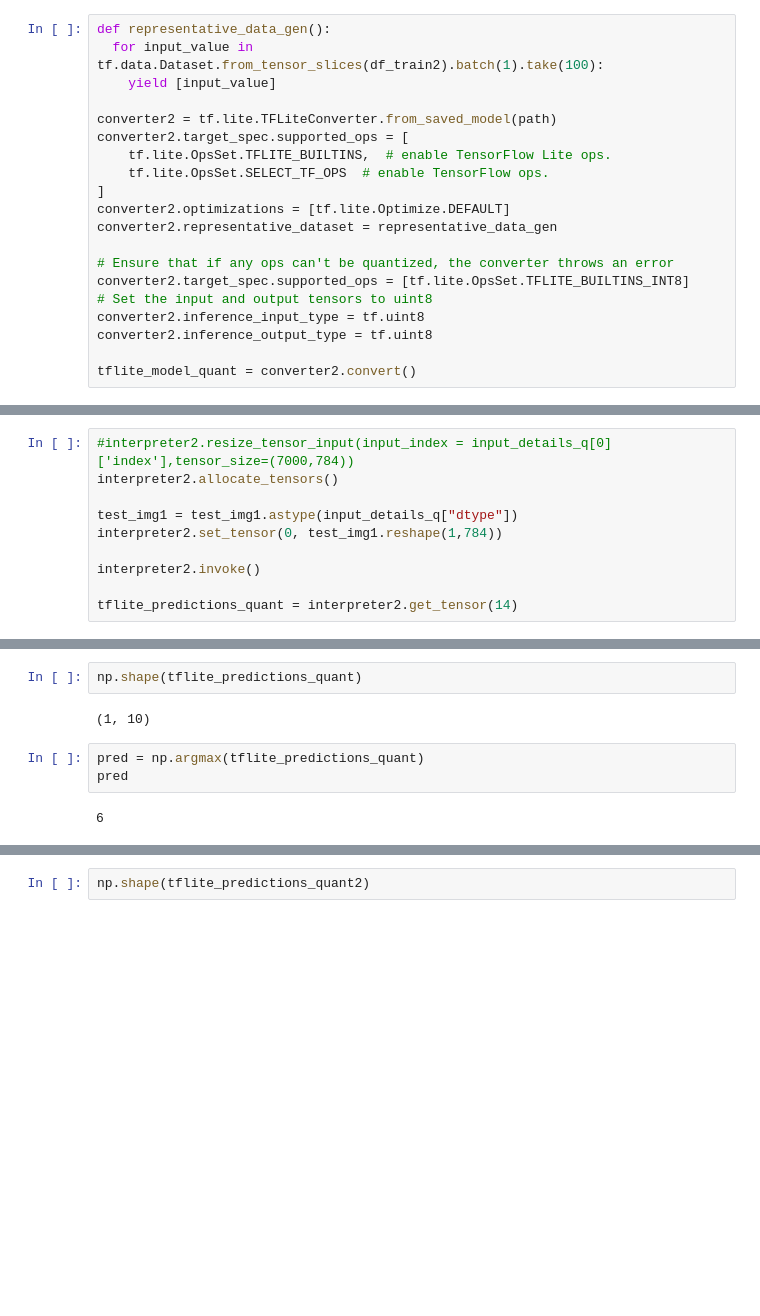
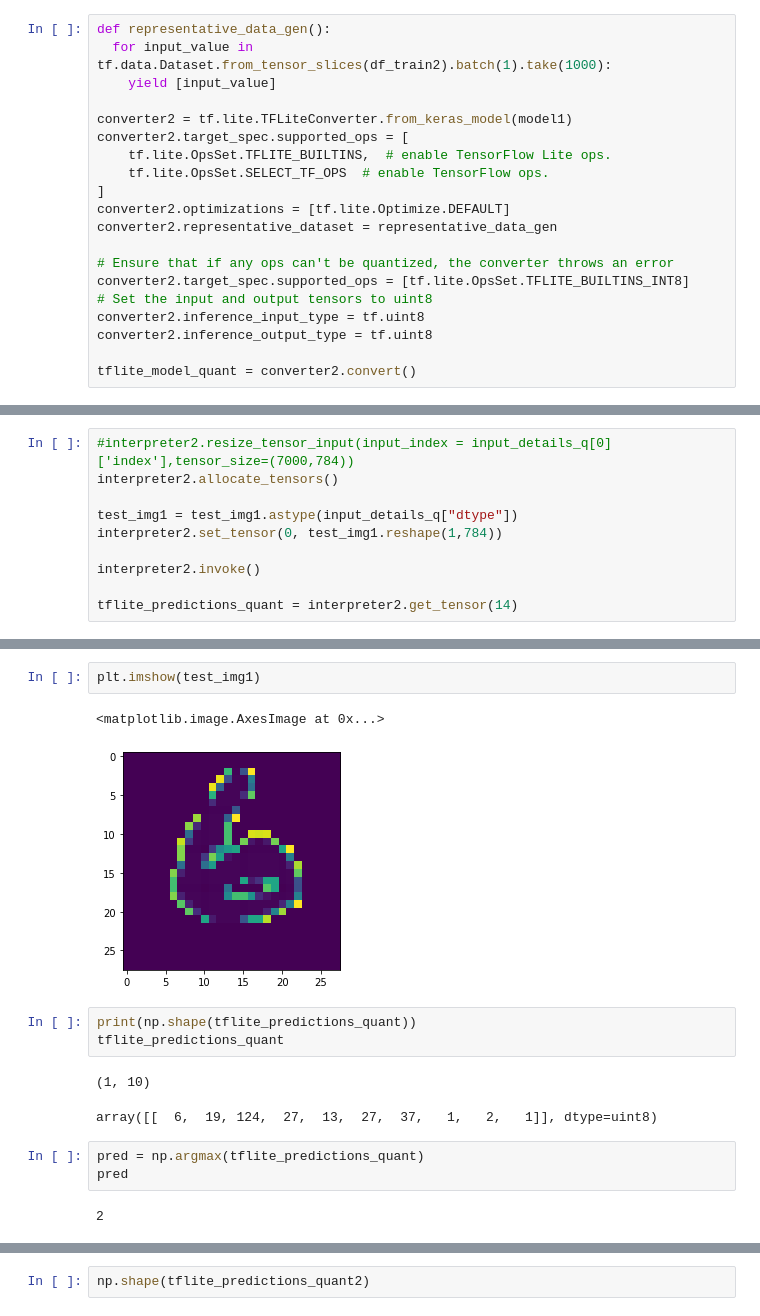
Before and after one commit to toelt-llc/TOELT-tfrabbit, a Jupyter notebook: code/tflite/tflite_converter.ipynb, the cells around one changed output, grey strips where cells are left out. Cells and saved outputs as stored; diff of their text form; blank space fills up the shorter version.

Commit message:
new quantization notebook, attempts

```diff
--- a/code/tflite/tflite_converter.ipynb
+++ b/code/tflite/tflite_converter.ipynb
@@ -282,9 +286,9 @@ Length: 784, dtype: object
 # %%
 def representative_data_gen():
-  for input_value in tf.data.Dataset.from_tensor_slices(df_train2).batch(1).take(100):
+  for input_value in tf.data.Dataset.from_tensor_slices(df_train2).batch(1).take(1000):
     yield [input_value]
 
-converter2 = tf.lite.TFLiteConverter.from_saved_model(path)
+converter2 = tf.lite.TFLiteConverter.from_keras_model(model1)
 converter2.target_spec.supported_ops = [
     tf.lite.OpsSet.TFLITE_BUILTINS,  # enable TensorFlow Lite ops.
     tf.lite.OpsSet.SELECT_TF_OPS  # enable TensorFlow ops.
@@ -398,15 +381,22 @@ plt.imshow(testarray0)
 # %% [output]
 <matplotlib.image.AxesImage at 0x...>
 [figure]
+# %%
+plt.imshow(test_img1)
+# %% [output]
+<matplotlib.image.AxesImage at 0x...>
+[figure, added]
 # %%
-np.shape(tflite_predictions_quant)
+print(np.shape(tflite_predictions_quant))
+tflite_predictions_quant
 # %% [output]
 (1, 10)
+array([[  6,  19, 124,  27,  13,  27,  37,   1,   2,   1]], dtype=uint8)
 # %%
 pred = np.argmax(tflite_predictions_quant)
 pred
 # %% [output]
-6
+2
 # %%
 # Whole test
 testarray2 = np.array(testarray2, dtype=np.uint8)
```
Also changed, not shown: parts of 23 cells of this notebook, 7 other files.
